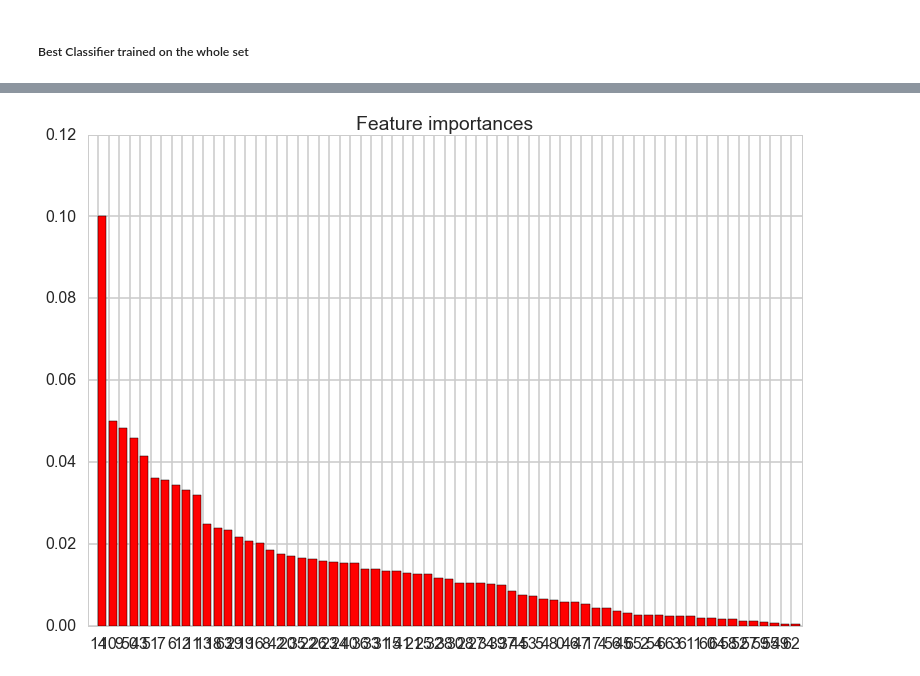
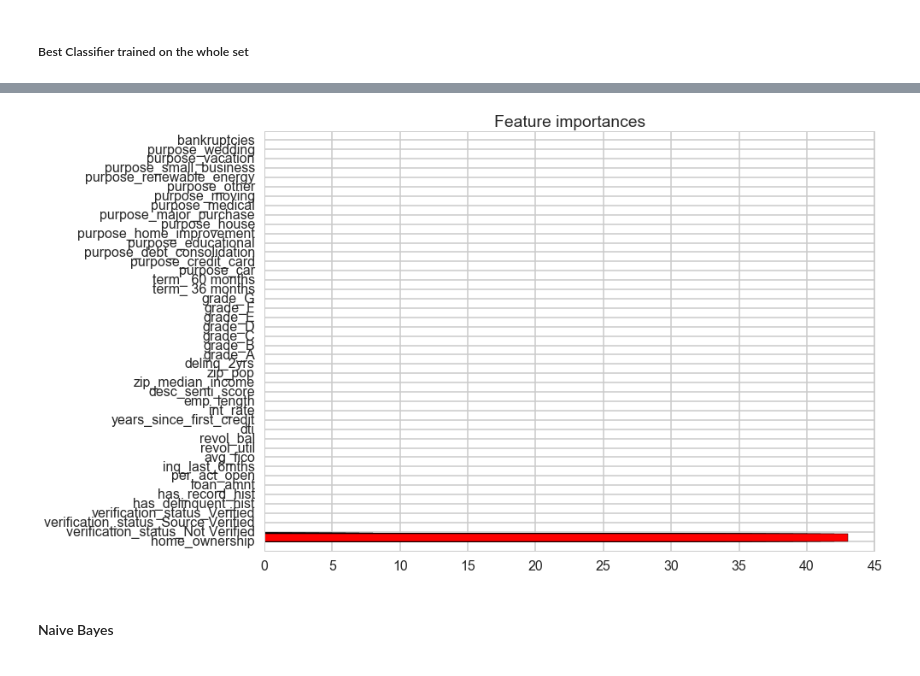
Before and after one commit to ajaykliyara/cs81_Final_Project, a Jupyter notebook: classification_by_optimizing_profit.ipynb, the cells around one changed output, grey strips where cells are left out. Drawn from its saved outputs; the diff is of its cells as text; code cells hidden in the pictures.

```diff
--- a/classification_by_optimizing_profit.ipynb
+++ b/classification_by_optimizing_profit.ipynb
@@ -425,7 +436,7 @@ classifier_name = 'Logistic Regression with Lasso'
 classifier = LogisticRegression(penalty="l1")
 param_dict = {"C": [0.001, 0.01, 0.1, 1.0, 10.0, 100.0]}
 no_cv = 5
-scor_func = 'accuracy'
+scor_func = 'roc_auc'
 # %%
 #calling classifier on training set
 logL_training_time,logL_best_estimator,logL_best_params,logL_best_score = perform_classify(X,Y,classifier_name,classifier,param_dict,scor_func,no_cv,mask=mask,reuse_split=None)
@@ -449,4 +460,5 @@ Linear SVM Best accuracy
 # %%
 #profit
-average_profit_pl(Y_test, logL_best_estimator.predict(X_test), u)
+profit_logl = average_profit_pl(Y_test, logL_best_estimator.predict(X_test), u)
+profit_logl
 # %% [output]
@@ -484,4 +522,4 @@ array([[8786, 1302],
 # %%
-
-average_profit_pl(Y_test, t_repredict(logL_best_estimator, 0.22, X_test), u)
+profit_log_mt = average_profit_pl(Y_test, t_repredict(logL_best_estimator, 0.19, X_test), u)
+profit_log_mt
 # %% [output]
@@ -655,5 +707,6 @@ array(['verification_status_Not Verified', 'verification_status_Verified',
       dtype='<U35')
 # %%
 #profit
-average_profit_pl(Y_test, pipelsvm_best_estimator.predict(X_test), u)
+profit_svml = average_profit_pl(Y_test, pipelsvm_best_estimator.predict(X_test), u)
+profit_svml
 # %% [output]
@@ -896,12 +1112,12 @@ Feature ranking:
 # %%
 #http://scikit-learn.org/stable/auto_examples/ensemble/plot_forest_importances.html
 # Plot the feature importances of the forest
 plt.figure()
 plt.title("Feature importances")
-plt.bar(range(X_test.shape[1]), importances[indices],
+plt.barh( importances[indices], range(X_test.shape[1]),
        color="r")
-plt.xticks(range(X_test.shape[1]), indices)
-plt.xlim([-1, X_test.shape[1]])
+plt.yticks(range(X_test.shape[1]), cols)
+plt.ylim([-1, X_test.shape[1]])
 plt.show()
 # %% [output]
-[figure, old version]
+[figure, new version]
@@ -910,3 +1124,5 @@ plt.show()
+# %% [markdown]
+#### Naive Bayes
 # %%
 #parameters passed for Logistic Regression
 classifier_name = 'Naive Bayes'
```
Also changed, not shown: parts of 110 cells of this notebook, 6 other files.
